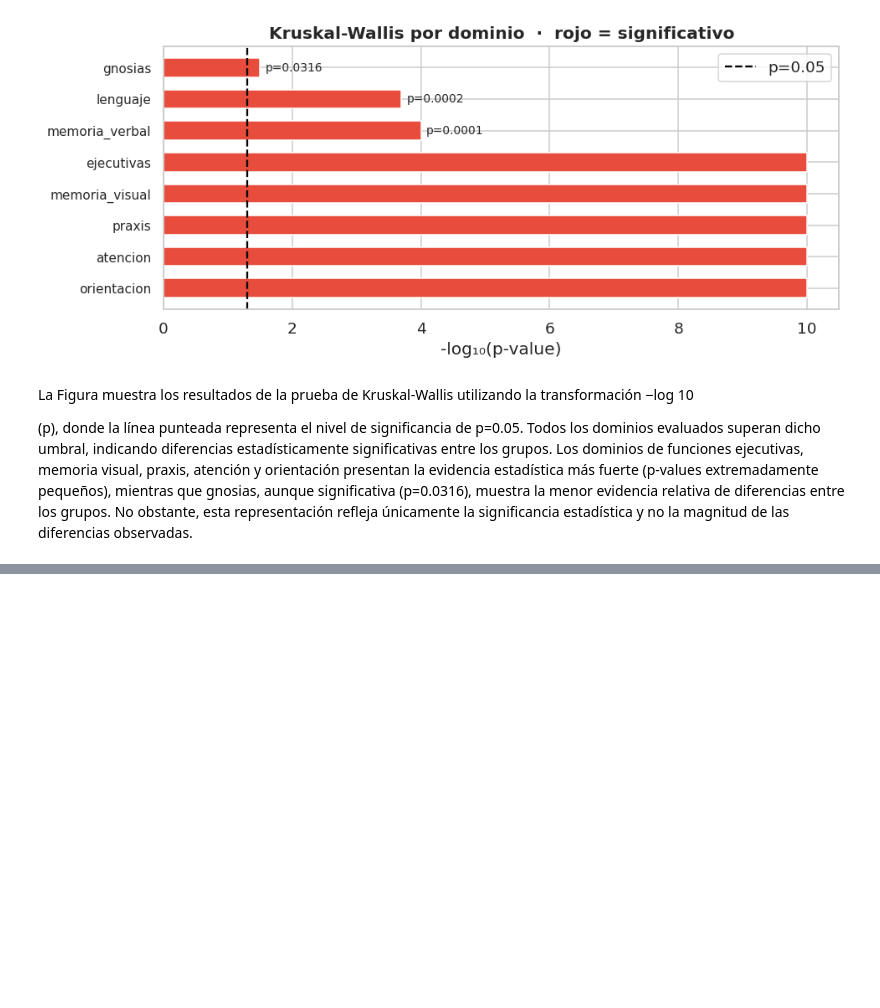
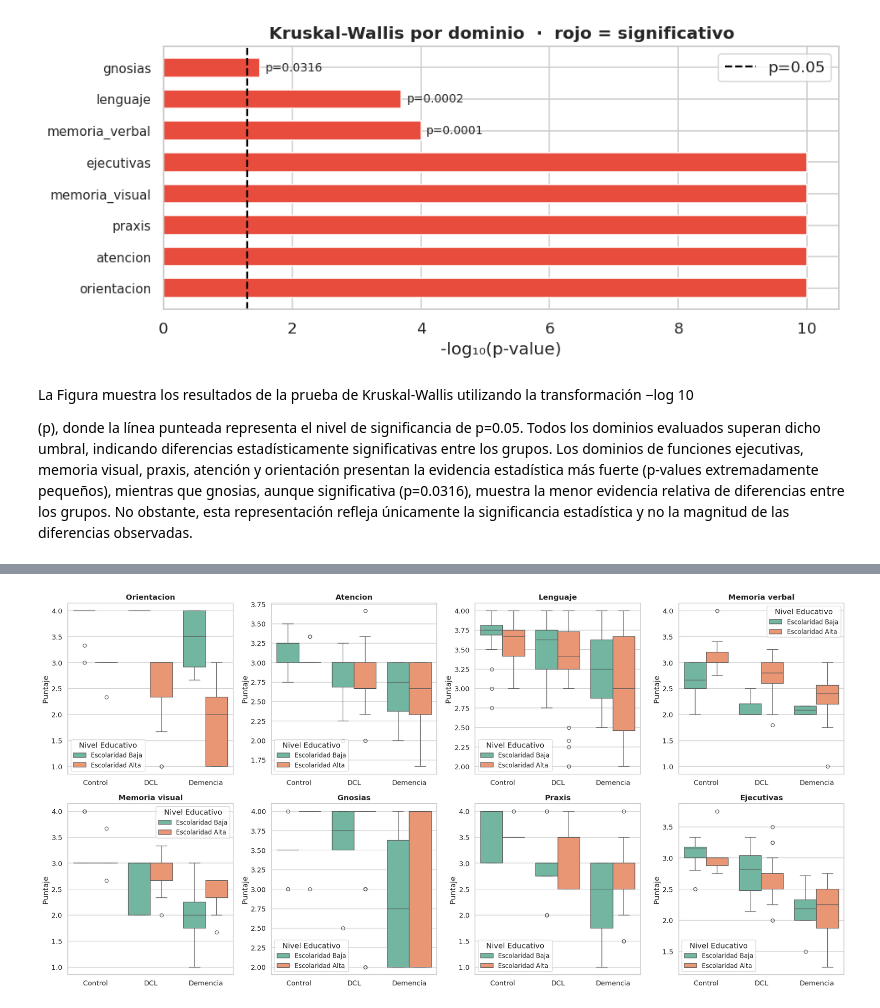
Before and after one commit to Nicolasg2c/dc_model_ts, a Jupyter notebook: src/dc_pipeline_2.ipynb, the cells around one changed output, grey strips where cells are left out. Drawn from its saved outputs; the diff is of its cells as text; code cells hidden in the pictures; blank space fills up the shorter version.

```diff
--- a/src/dc_pipeline_2.ipynb
+++ b/src/dc_pipeline_2.ipynb
@@ -1587,0 +1603,32 @@ ejecutivas             27           3.03             3.00         0.26     58
+# %%
+# Mapeamos ambas columnas (educación y grupo clínico) para la gráfica
+df_mapped = df_complete.assign(
+    nivel_estudio_texto = df_complete["nivel_estudio"].map(EDUCATION_LEVEL),
+    # Nos aseguramos de mapear la columna dc a sus textos ("Control", "DCL", "Demencia")
+    dc_texto = pd.to_numeric(df_complete["dc"], errors='coerce').map(DC_LABELS)
+)
+
+fig, axes = plt.subplots(2, 4, figsize=(20, 10))
+axes = axes.flatten()
+
+# Iteramos sobre tus dominios cognitivos
+for ax, dominio in zip(axes, DOMINIOS):
+    # Boxplot agrupado por DC y coloreado por Nivel de Estudio
+    sns.boxplot(
+        data=df_mapped,
+        x="dc_texto",
+        y=dominio,
+        hue="nivel_estudio_texto",
+        order=[DC_LABELS[0], DC_LABELS[1], DC_LABELS[2]], # Mantiene el orden lógico
+        ax=ax,
+        palette="Set2"
+    )
+    ax.set_title(dominio.capitalize().replace("_", " "), fontweight="bold")
+    ax.set_xlabel("")
+    ax.set_ylabel("Puntaje")
+    ax.legend(title="Nivel Educativo", fontsize='small')
+
+plt.tight_layout()
+plt.show()
+# %% [output]
+[figure, added]
```
Also changed, not shown: parts of 17 cells of this notebook.
